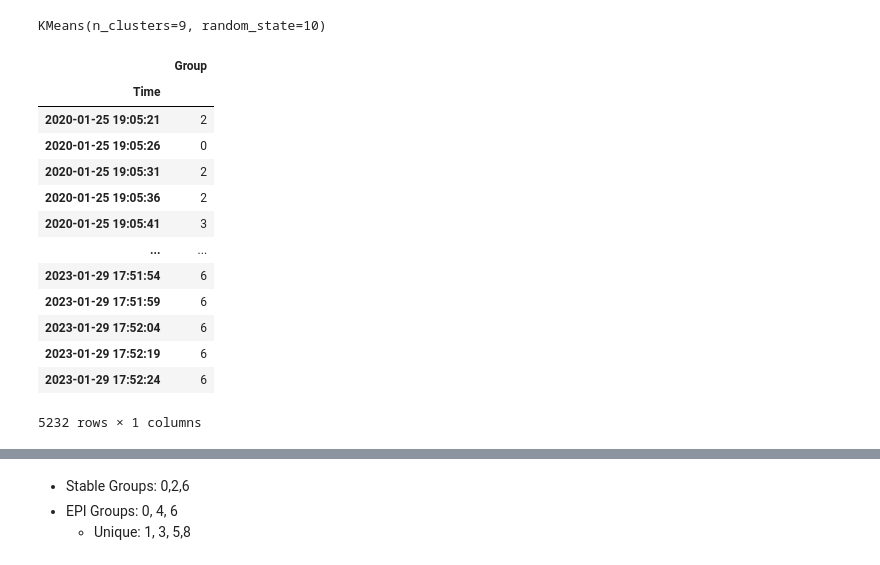
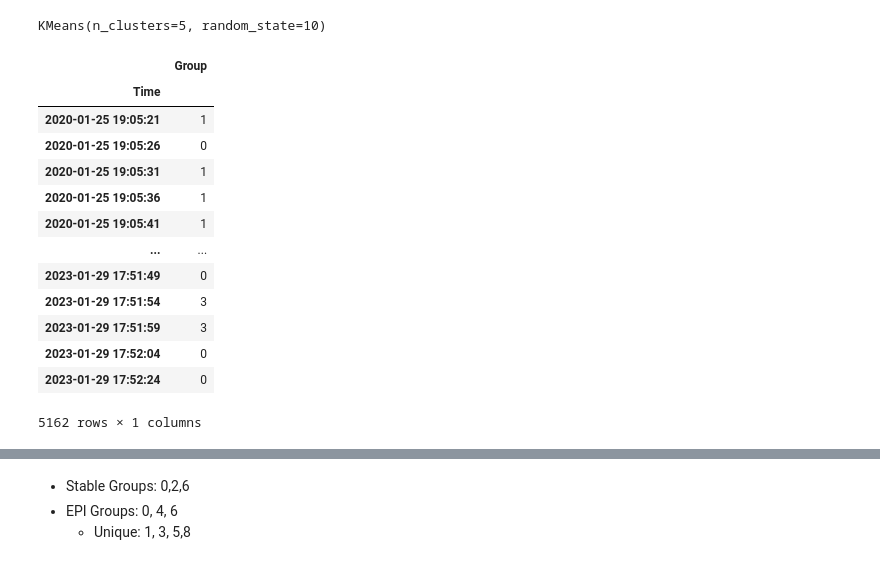
Before and after one commit to klundstrom33/ATMS-523-Module-8-Project, a Jupyter notebook: Clustering.ipynb, the cells around one changed output, grey strips where cells are left out. Saved outputs shown, nothing was run; the diff lists cells and outputs as text; code cells hidden in the pictures.

```diff
--- a/Clustering.ipynb
+++ b/Clustering.ipynb
@@ -856,0 +272,2 @@ param_tog[['Dm_T', 'Dm_liq_T', 'IWC_T', 'Nw_T', 'Rho_T']] = scaler.fit_transform
+# %%
+param_conc_df = pd.merge(param_tog, conc_tog, left_index=True, right_index=True, how='inner')
@@ -876,4 +298,8 @@ def get_kmeans_score(df, center):
     sil = silhouette_score(df, cluster_labels)
     elbow = model.inertia_
     return dav, sil, elbow
+# %%
+# Standardize the features that will be used to group PSDs
+scaler = StandardScaler()
+param_conc_df[['Dm_T', 'Dm_liq_T', 'IWC_T', 'Nw_T', 'Rho_T']] = scaler.fit_transform(param_conc_df[['Dm', 'Dm_liq', 'IWC', 'Nw', 'Rho']])
 # %%
@@ -911,25 +336,30 @@ nclusters = 9
+# %%
+# Choose the number of clusters with a low Davie Bouldin Score, High Silhouette Score, and Elbow in the Elbow method
+nclusters = 5
 # %%
+# Perform the grouping using default settings
 kmeans = KMeans(n_clusters= nclusters, random_state=10)
-kmeans.fit(param_tog[['Dm_T', 'Dm_liq_T', 'IWC_T', 'Nw_T', 'Rho_T']])
+kmeans.fit(param_conc_df[['Dm_T', 'Dm_liq_T', 'IWC_T', 'Nw_T', 'Rho_T']])
 # %% [output]
-KMeans(n_clusters=9, random_state=10)
+KMeans(n_clusters=5, random_state=10)
 # %%
+# Making a dataframe of group number for PSDs
 kmean_cat_df = pd.DataFrame(kmeans.labels_, columns = ['Group'])
-kmean_cat_df['Time'] = param_tog.index
+kmean_cat_df['Time'] = param_conc_df.index
 kmean_cat_df = kmean_cat_df.set_index('Time')
 kmean_cat_df
 # %% [output]
 |  | Group |
 | Time |  |
-| 2020-01-25 19:05:21 | 2 |
+| 2020-01-25 19:05:21 | 1 |
 | 2020-01-25 19:05:26 | 0 |
-| 2020-01-25 19:05:31 | 2 |
-| 2020-01-25 19:05:36 | 2 |
-| 2020-01-25 19:05:41 | 3 |
+| 2020-01-25 19:05:31 | 1 |
+| 2020-01-25 19:05:36 | 1 |
+| 2020-01-25 19:05:41 | 1 |
 | ... | ... |
-| 2023-01-29 17:51:54 | 6 |
-| 2023-01-29 17:51:59 | 6 |
-| 2023-01-29 17:52:04 | 6 |
-| 2023-01-29 17:52:19 | 6 |
-| 2023-01-29 17:52:24 | 6 |
+| 2023-01-29 17:51:49 | 0 |
+| 2023-01-29 17:51:54 | 3 |
+| 2023-01-29 17:51:59 | 3 |
+| 2023-01-29 17:52:04 | 0 |
+| 2023-01-29 17:52:24 | 0 |
-5232 rows × 1 columns
+5162 rows × 1 columns
```
Also changed, not shown: parts of 40 cells of this notebook, 2 other files.
